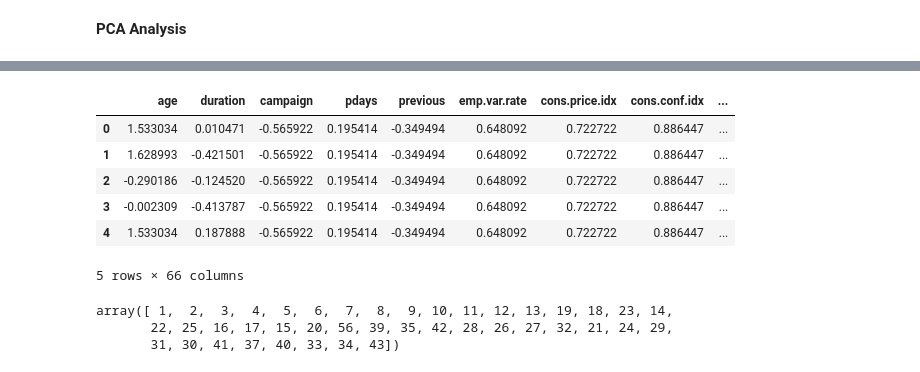
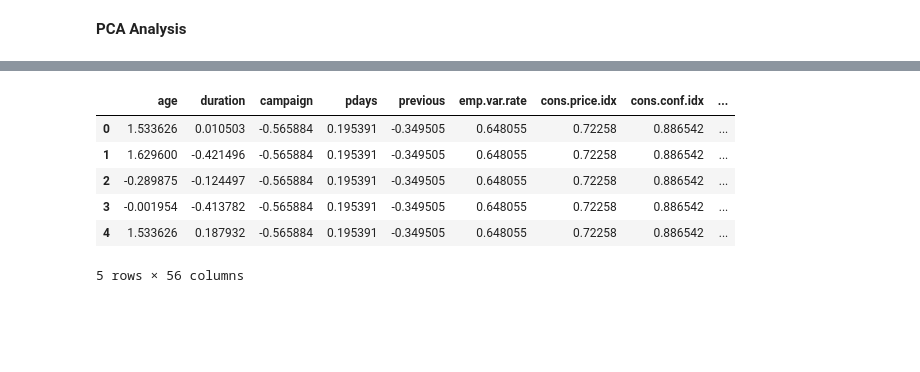
Before and after one commit to ShawnLiu119/Bank-Marketing_Clas-Clus-AppDev, a Jupyter notebook: BankMkt_EDA.ipynb, the cells around one changed output, grey strips where cells are left out. Saved outputs shown, nothing was run; the diff lists cells and outputs as text; code cells hidden in the pictures; blank space fills up the shorter version.

```diff
--- a/BankMkt_EDA.ipynb
+++ b/BankMkt_EDA.ipynb
@@ -194,0 +274,14 @@ No
+# %%
+def map_month(row):
+    if row['month'] in ['mar', 'apr', 'may']:
+        cat = 'spring'
+    elif row['month'] in ['jun', 'jul', 'aug']:
+        cat = 'summer'
+    elif row['month'] in ['sep', 'oct', 'nov']:
+        cat = 'fall'
+    else:
+        cat = 'winter'
+    return cat
+
+data_1['season'] = data_1.apply(map_month, axis=1)
+data_1['season'].value_counts(dropna = False)
@@ -227,6 +315,12 @@ Name: campaign, dtype: int64
+# %%
+df_raw = data_1[['age', 'marital', 'default', 'housing', 'loan',
+       'contact', 'day_of_week', 'duration', 'campaign', 'pdays',
+       'previous', 'poutcome', 'emp.var.rate', 'cons.price.idx',
+       'cons.conf.idx', 'euribor3m', 'nr.employed', 'binary', 'ir',
+       'weekly', 'edu_new', 'job_new', 'season']]
 # %%
-cols = data.columns
-num_cols = data._get_numeric_data().columns
+cols = df_raw.columns
+num_cols = df_raw._get_numeric_data().columns
 cat_col = list(set(cols) - set(num_cols))
 cat_col
 # %% [output]
@@ -244,7 +339,6 @@ cat_col
 # %%
 # One hot encoding - to convert categorical data to continuous
-df_pca = data.copy()
-df_pca[cat_col] = df_pca[cat_col].astype(str)
-df3 = pd.get_dummies(df_pca)
-df3.head(5)
+df_raw[cat_col] = df_raw[cat_col].astype(str)
+df_pca = pd.get_dummies(df_raw)
+df_pca.head()
 # %% [output]
@@ -258,24 +377,18 @@ df3.head(5)
 # %%
 # Standardizing
 from sklearn.preprocessing import StandardScaler
 num_col = data._get_numeric_data().columns
 scaler = StandardScaler()
-df3[num_col]=scaler.fit_transform(df3[num_col])
-df3.head(5)
+df_pca[num_col]=scaler.fit_transform(df_pca[num_col])
+df_pca.head()
 # %% [output]
 |  | age | duration | campaign | pdays | previous | emp.var.rate | cons.price.idx | cons.conf.idx | ... |
-| 0 | 1.533034 | 0.010471 | -0.565922 | 0.195414 | -0.349494 | 0.648092 | 0.722722 | 0.886447 | ... |
-| 1 | 1.628993 | -0.421501 | -0.565922 | 0.195414 | -0.349494 | 0.648092 | 0.722722 | 0.886447 | ... |
-| 2 | -0.290186 | -0.124520 | -0.565922 | 0.195414 | -0.349494 | 0.648092 | 0.722722 | 0.886447 | ... |
-| 3 | -0.002309 | -0.413787 | -0.565922 | 0.195414 | -0.349494 | 0.648092 | 0.722722 | 0.886447 | ... |
-| 4 | 1.533034 | 0.187888 | -0.565922 | 0.195414 | -0.349494 | 0.648092 | 0.722722 | 0.886447 | ... |
+| 0 | 1.533626 | 0.010503 | -0.565884 | 0.195391 | -0.349505 | 0.648055 | 0.72258 | 0.886542 | ... |
+| 1 | 1.629600 | -0.421496 | -0.565884 | 0.195391 | -0.349505 | 0.648055 | 0.72258 | 0.886542 | ... |
+| 2 | -0.289875 | -0.124497 | -0.565884 | 0.195391 | -0.349505 | 0.648055 | 0.72258 | 0.886542 | ... |
+| 3 | -0.001954 | -0.413782 | -0.565884 | 0.195391 | -0.349505 | 0.648055 | 0.72258 | 0.886542 | ... |
+| 4 | 1.533626 | 0.187932 | -0.565884 | 0.195391 | -0.349505 | 0.648055 | 0.72258 | 0.886542 | ... |
-5 rows × 66 columns
+5 rows × 56 columns
-# %%
-data['campaign'].unique()
-# %% [output]
-array([ 1,  2,  3,  4,  5,  6,  7,  8,  9, 10, 11, 12, 13, 19, 18, 23, 14,
-       22, 25, 16, 17, 15, 20, 56, 39, 35, 42, 28, 26, 27, 32, 21, 24, 29,
-       31, 30, 41, 37, 40, 33, 34, 43])
 # %%
 pip install pca
 # %% [output]
```
Also changed, not shown: parts of 40 cells of this notebook.
